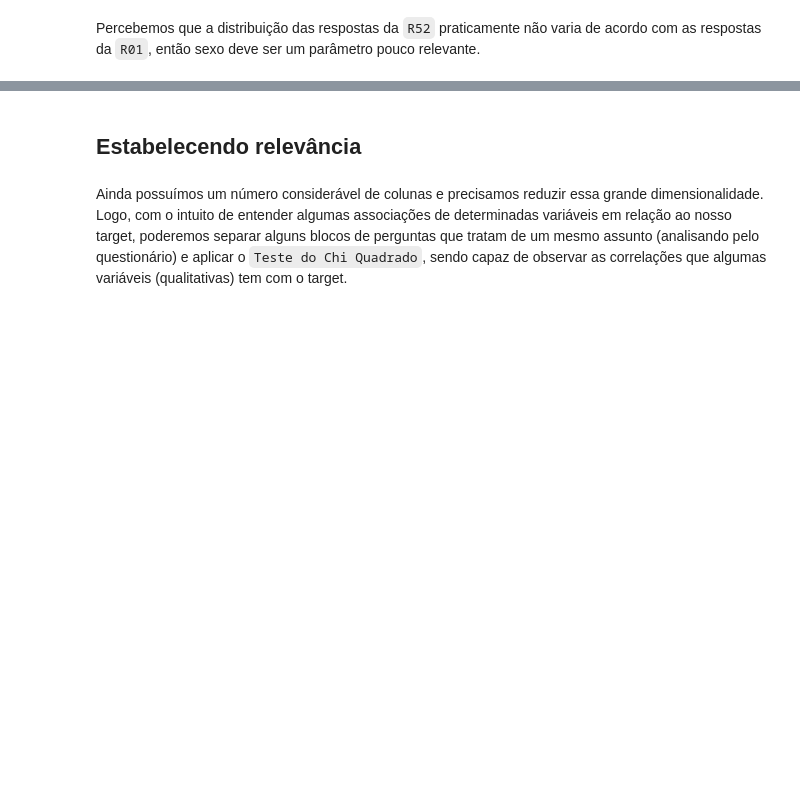
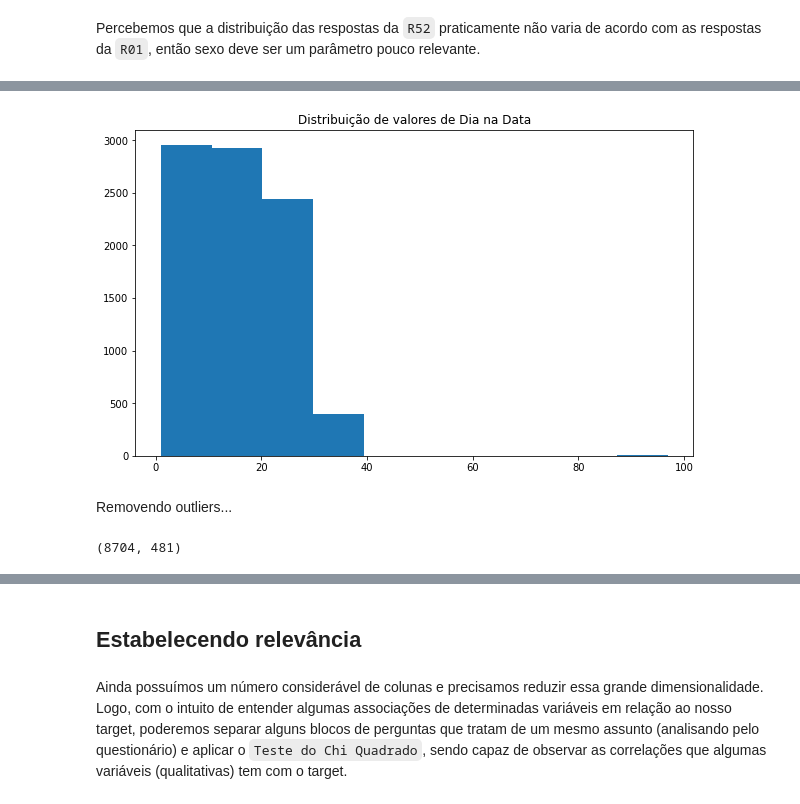
Before and after one commit to insper-classroom/23-1a-cd-p2-anderson_samuel_vinicius, a Jupyter notebook: Relatório.ipynb, the cells around one changed output, grey strips where cells are left out. Cells and saved outputs as stored; diff of their text form; code cells hidden in the pictures; blank space fills up the shorter version.

```diff
--- a/Relatório.ipynb
+++ b/Relatório.ipynb
@@ -614,0 +622,16 @@ Percebemos que a distribuição das respostas da `R52` praticamente não varia d
+# %%
+responsaveis_df.R02D = responsaveis_df.R02D.astype('int64')
+# %%
+plt.figure(figsize=(10,6))
+plt.hist(responsaveis_df.R02D)
+plt.title('Distribuição de valores de Dia na Data')
+plt.show()
+# %% [output]
+[figure, added]
+# %% [markdown]
+Removendo outliers...
+# %%
+responsaveis_df = responsaveis_df[responsaveis_df['R02D'] <= 31]
+responsaveis_df.shape
+# %% [output]
+(8704, 481)
```
Also changed, not shown: parts of 42 cells of this notebook.
